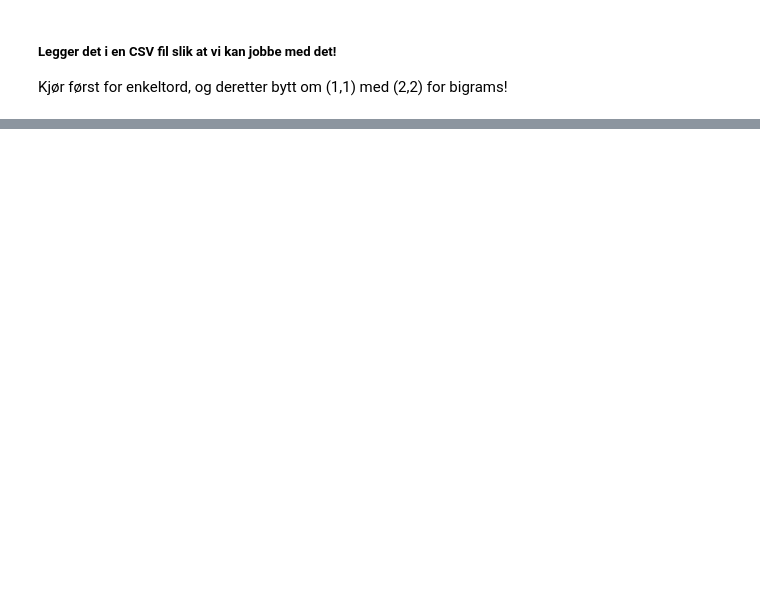
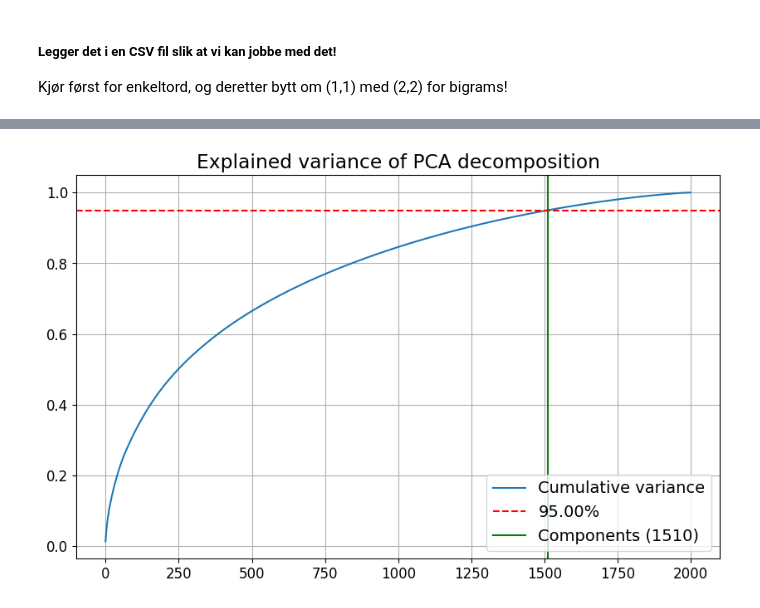
Before and after one commit to sebalexsmith/IT3212, a Jupyter notebook: assignment_3/extraction.ipynb, the cells around one changed output, grey strips where cells are left out. Cells and saved outputs as stored; diff of their text form; code cells hidden in the pictures; blank space fills up the shorter version.

```diff
--- a/assignment_3/extraction.ipynb
+++ b/assignment_3/extraction.ipynb
@@ -164,0 +189,20 @@ X_tfidf_df[['CB_Label', 'hate', 'love', 'damn', 'fuck']].head()
+# %%
+optimal_variance_percentage = .95
+
+cumulative_variance_ratio = np.cumsum(tfidf_pca_full.explained_variance_ratio_)
+optimal_component_count = np.argmax(cumulative_variance_ratio>=optimal_variance_percentage)
+
+
+fig, ax = plt.subplots(1, 1)
+
+ax.plot(cumulative_variance_ratio, label=f'Cumulative variance')
+ax.axhline(optimal_variance_percentage, color='red', linestyle='--', label=f'{optimal_variance_percentage * 100:.2f}%')
+ax.axvline(optimal_component_count, color='green', label=f'Components ({optimal_component_count})')
+
+ax.set_title('Explained variance of PCA decomposition')
+ax.legend(loc='lower right')
+ax.grid(True)
+
+plt.show()
+# %% [output]
+[figure, added]
```
Also changed, not shown: parts of 14 cells of this notebook.
